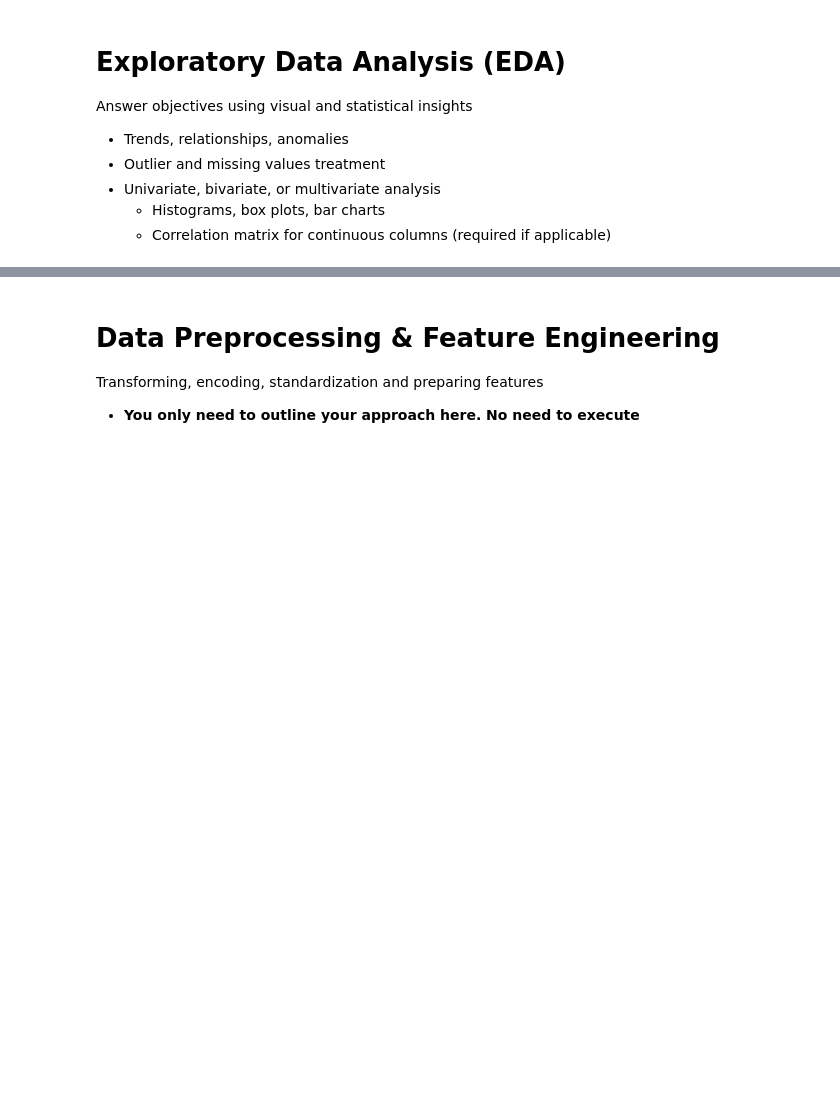
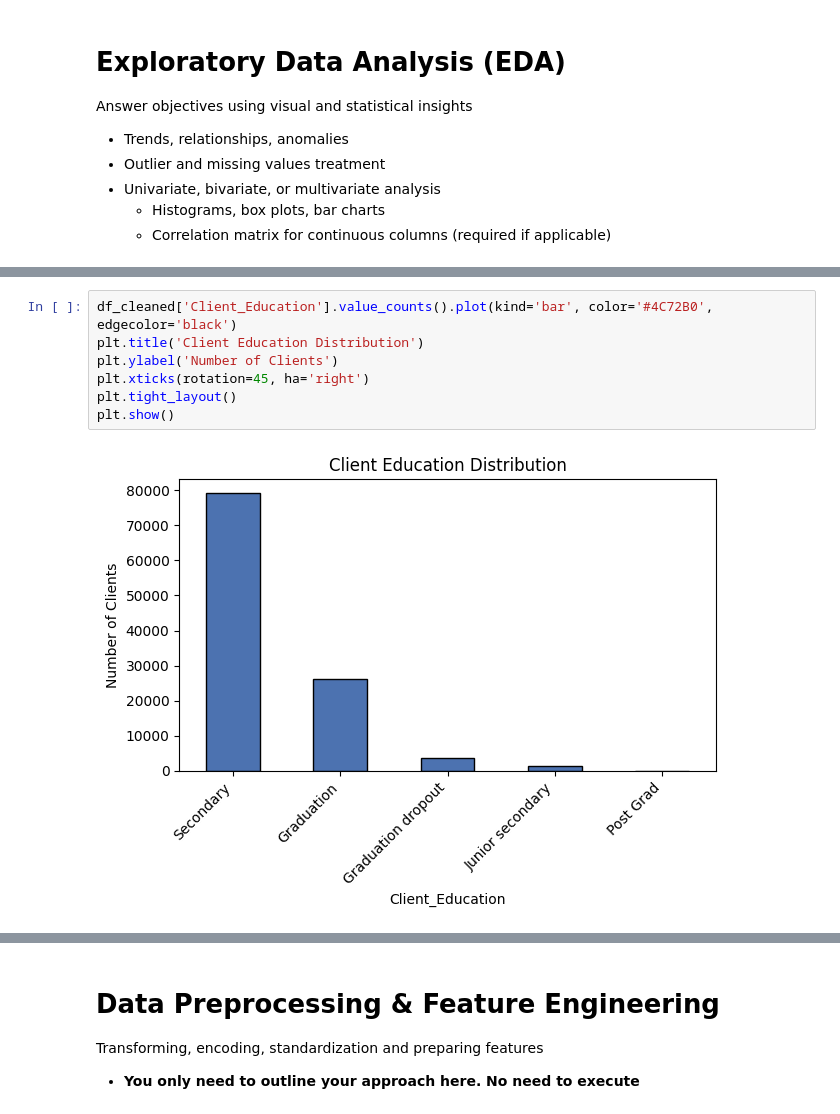
Before and after one commit to sayedali777/labs_projects, a Jupyter notebook: projects/Capstone Project/2. Lightning Talk #2/lightning-talk-2.ipynb, the cells around one changed output, grey strips where cells are left out. Drawn from its saved outputs; the diff is of its cells as text; blank space fills up the shorter version.

```diff
--- a/projects/Capstone Project/2. Lightning Talk #2/lightning-talk-2.ipynb
+++ b/projects/Capstone Project/2. Lightning Talk #2/lightning-talk-2.ipynb
@@ -95,0 +822,9 @@ Answer objectives using visual and statistical insights
+# %%
+df_cleaned['Client_Education'].value_counts().plot(kind='bar', color='#4C72B0', edgecolor='black')
+plt.title('Client Education Distribution')
+plt.ylabel('Number of Clients')
+plt.xticks(rotation=45, ha='right')
+plt.tight_layout()
+plt.show()
+# %% [output]
+[figure, added]
```
Also changed, not shown: parts of 101 cells of this notebook, 1 other file.
